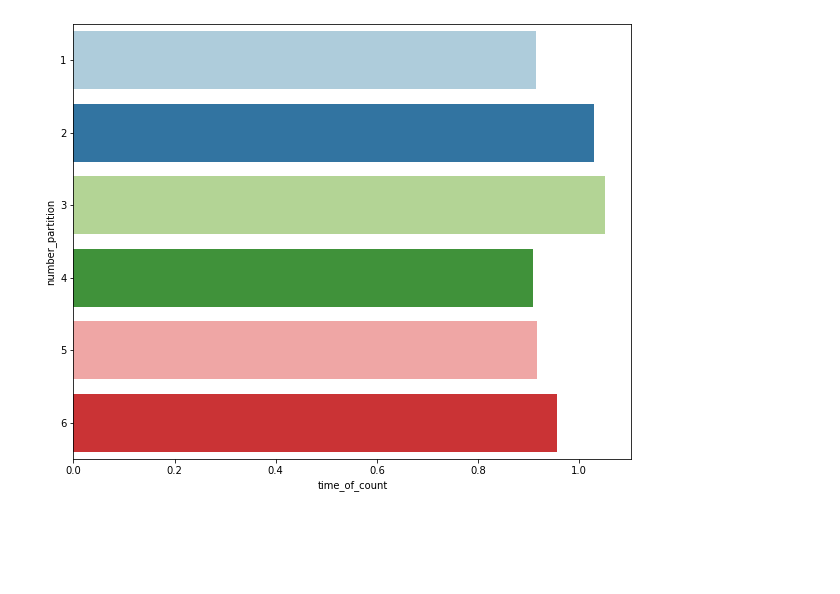
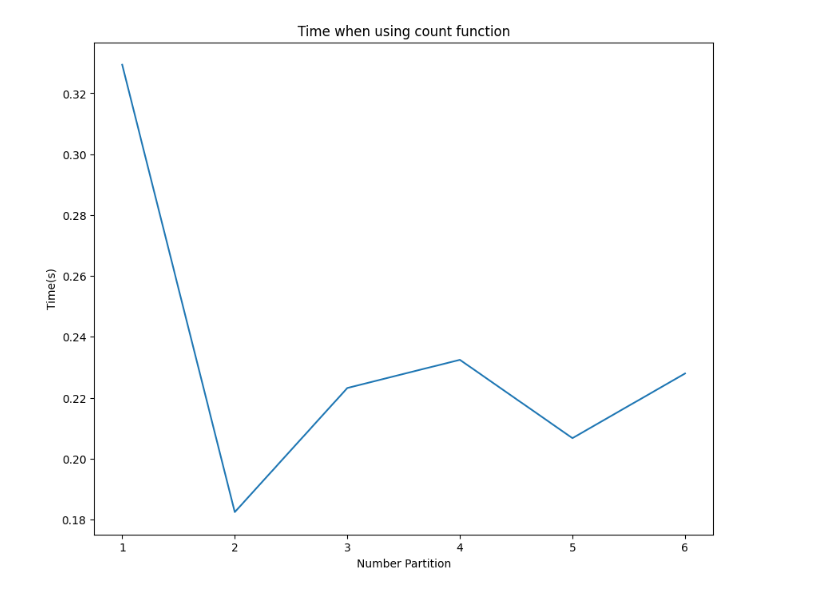
Before and after one commit to Bakerville/Spark_Learning, a Jupyter notebook: Prime Number.ipynb, the cells around one changed output. Saved outputs shown, nothing was run; the diff lists cells and outputs as text; code cells hidden in the pictures; blank space fills up the shorter version.

```diff
--- a/Prime Number.ipynb
+++ b/Prime Number.ipynb
@@ -142,6 +109,10 @@ Out[107]: <AxesSubplot:xlabel='time_of_sum', ylabel='number_partition'>
-# %%
-plt.figure(figsize=(10,8))
-sns.barplot(data=statistic_df, y="number_partition", x="time_of_count", orient='h', palette=sns.color_palette("Paired"))
-plt.show()
-# %% [output]
-[figure, removed]
+# %%
+plt.figure(figsize=(10,8))
+
+plt.plot(statistic_df.number_partition, statistic_df["count"])
+plt.xlabel("Number Partition")
+plt.ylabel("Time(s)")
+plt.title("Time when using count function")
+plt.show()
+# %% [output]
+[figure, added]
```
Also changed, not shown: parts of 14 cells of this notebook.
